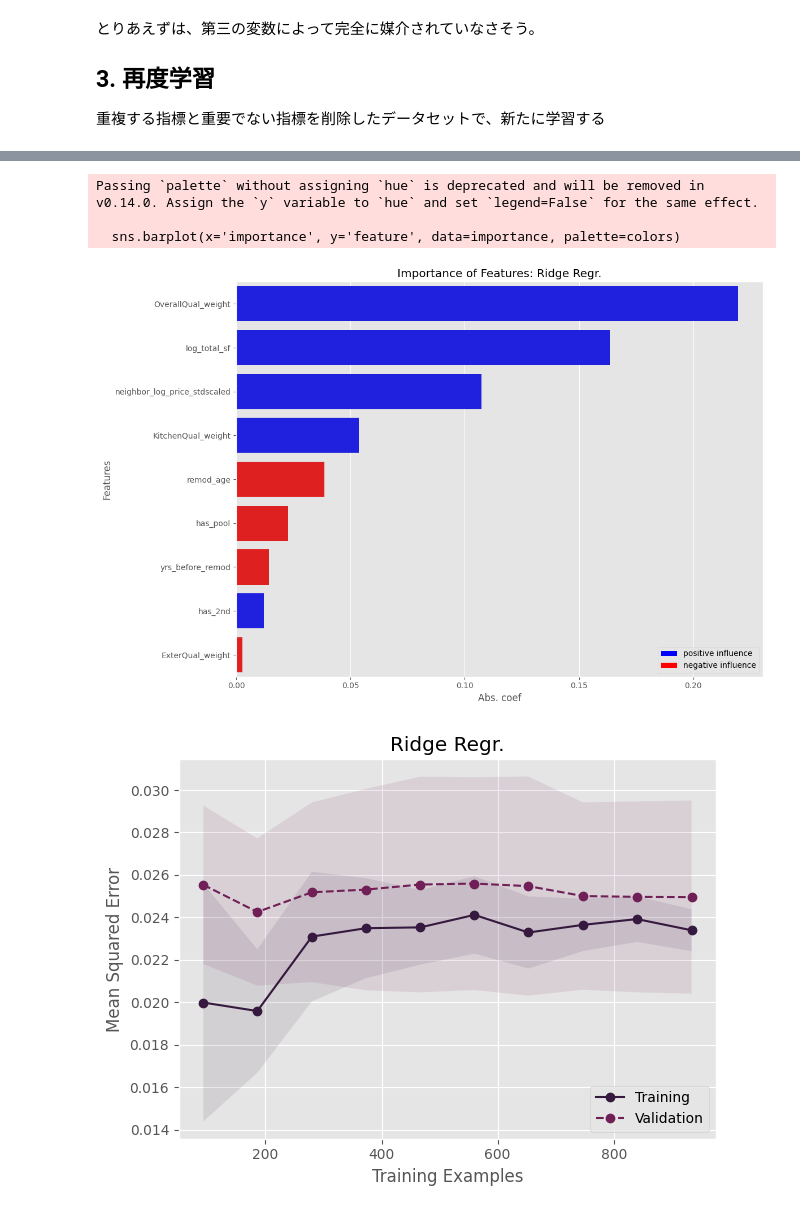
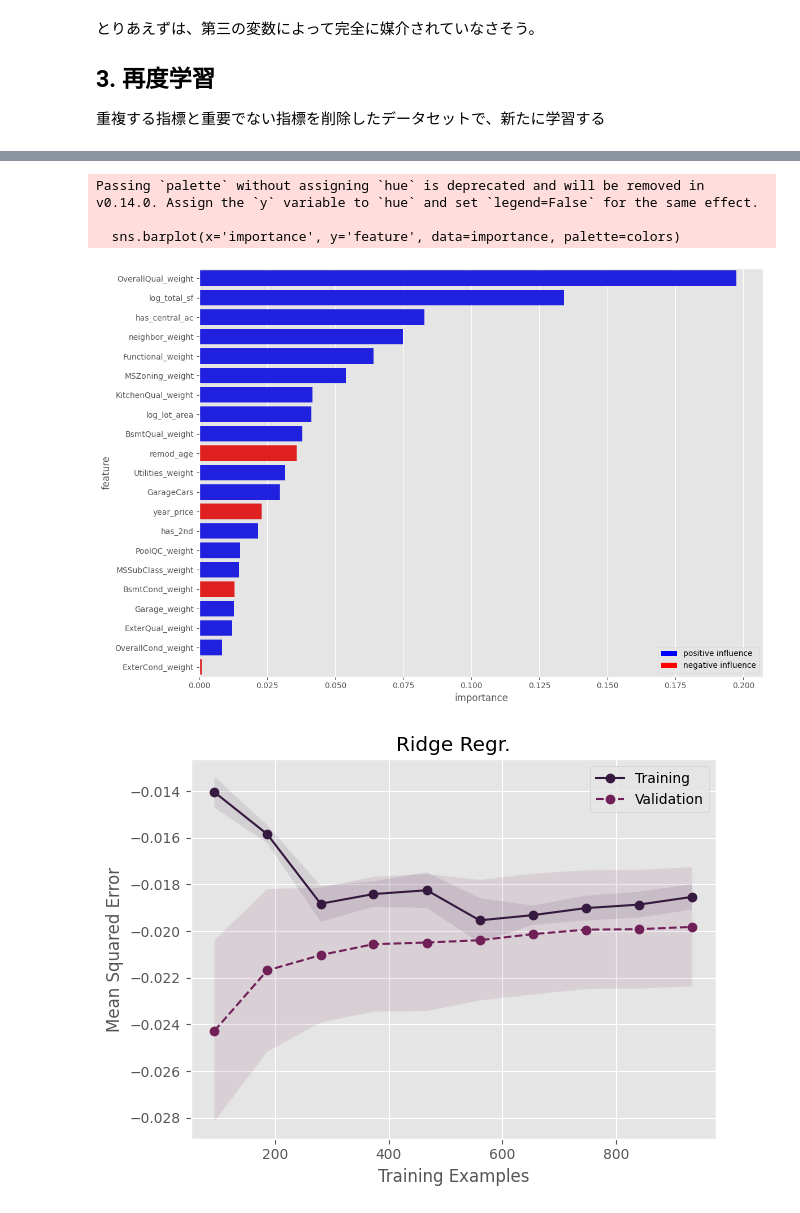
Before and after one commit to automatedtomato/kaggle-house-prices, a Jupyter notebook: notebooks/0100_baseline.ipynb, the cells around one changed output, grey strips where cells are left out. Cells and saved outputs as stored; diff of their text form; code cells hidden in the pictures.

```diff
--- a/notebooks/0100_baseline.ipynb
+++ b/notebooks/0100_baseline.ipynb
@@ -198,0 +177,4 @@ importance_df.reset_index(drop=True)
+# %%
+# 1.不要なカラムを削除
+X_train_dropped = X_train.drop(columns=['has_pool', 'has_bsmt', 'has_garage'])
+X_val_dropped = X_val.drop(columns=['has_pool', 'has_bsmt', 'has_garage'])
@@ -198,0 +209,11 @@ importance_df.reset_index(drop=True)
+# %%
+test_model2 = Ridge(alpha=alpha, random_state=1)
+test_model2.fit(X_train_dropped, y_train)
+
+y_pred2 = test_model2.predict(X_val_dropped)
+
+rmse = root_mean_squared_error(y_val, y_pred2)
+r2 = r2_score(y_val, y_pred2)
+
+print(f"Ridge Regr. (alpha={alpha})")
+print(f"RMSE: {rmse:.3f}, R2: {r2:.3f}")
@@ -350,0 +320,26 @@ RMSE: 0.16850426244198755
+# %%
+# 各アルファに対する係数を保存するリスト
+coefs = []
+
+# 各アルファで学習して係数を保存
+for alpha in alphas:
+    ridge = Ridge(alpha=alpha)
+    ridge.fit(X_train_dropped, y_train)
+    coefs.append(ridge.coef_)
+
+# 結果を配列に変換
+coefs = np.array(coefs)
+
+# 係数の変化をプロット
+plt.figure(figsize=(10, 6))
+for i in range(X_train_dropped.shape[1]):
+    plt.plot(alphas, coefs[:, i], label=f"{X_train_dropped.columns[i]}")
+
+plt.xscale('log')
+plt.xlabel('alpha')
+plt.ylabel('Coef')
+plt.title('Ridge regr.')
+plt.legend(loc='upper left')
+plt.grid(True)
+plt.savefig(os.path.join(IMAGE_PATH, '0105_ridge_alpha_coef.png'))
+plt.show()
@@ -369,15 +375,19 @@ plt.show()
 # %%
-importance_df = plot_feature_importance(ridge, important_cols, 'coef', 'Importance of Features: Ridge Regr.')
+importance_df = plot_feature_importance(best_ridge, X_train_dropped.columns, 'coef', 'Importance of Features: Ridge Regr.')
+plt.savefig(os.path.join(IMAGE_PATH, '0106_feature_importance.png'))
+plt.show()
 # %% [output]
 Passing `palette` without assigning `hue` is deprecated and will be removed in v0.14.0. Assign the `y` variable to `hue` and set `legend=False` for the same effect.
 
   sns.barplot(x='importance', y='feature', data=importance, palette=colors)
-[figure, old version]
+[figure, new version]
 # %%
 from utils import plot_learning_curve
 
-plot_learning_curve(Ridge(alpha=1), X_train, y_train,'Ridge Regr.')
+plot_learning_curve(Ridge(best_alpha), X_train, y_train,'Ridge Regr.')
+plt.savefig(os.path.join(IMAGE_PATH, '0107_learning_curve.png'))
+plt.show()
 # %% [output]
-[figure, old version]
+[figure, new version]
 # %% [markdown]
 ## 4. ベースラインモデル決定
```
Also changed, not shown: parts of 37 cells of this notebook, 47 other files.
